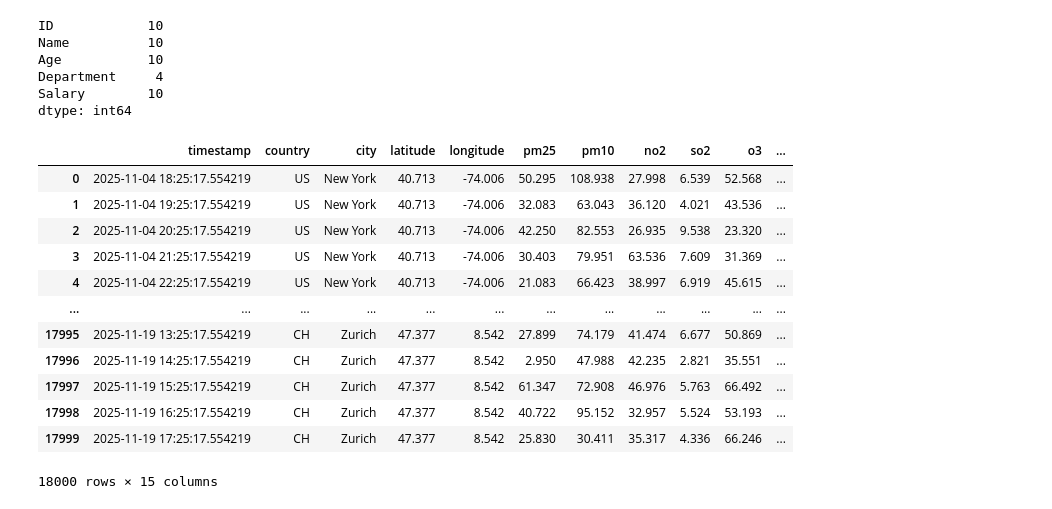
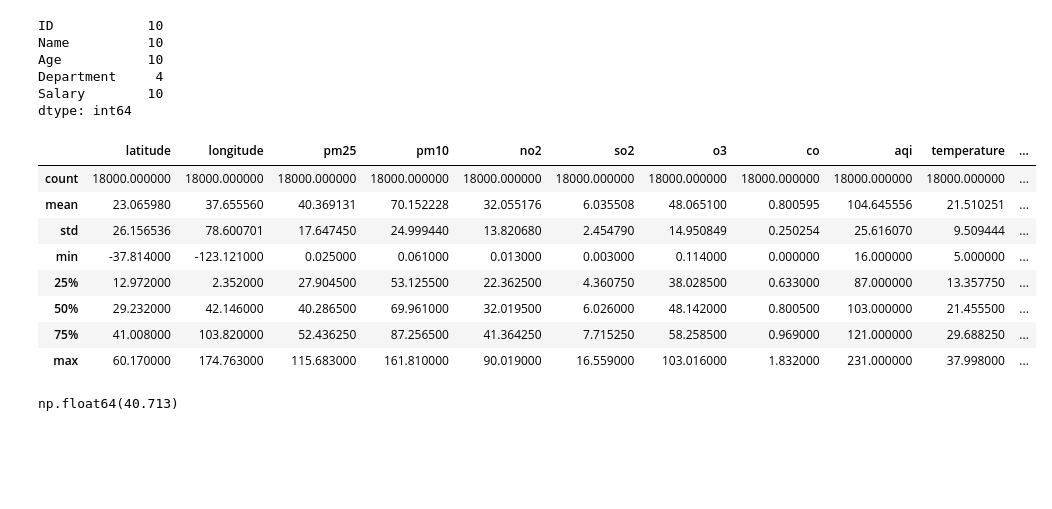
Before and after one commit to bhawana-vibes/AI_class, a Jupyter notebook: pandas.ipynb, the cells around one changed output. Cells and saved outputs as stored; diff of their text form; code cells hidden in the pictures; blank space fills up the shorter version.

```diff
--- a/pandas.ipynb
+++ b/pandas.ipynb
@@ -227,18 +227,31 @@ Salary        10
 dtype: int64
 # %%
 df = pd.read_csv("globalAirQuality.csv")
-df
+df.describe()
 # %% [output]
-|  | timestamp | country | city | latitude | longitude | pm25 | pm10 | no2 | so2 | o3 | ... |
-| 0 | 2025-11-04 18:25:17.554219 | US | New York | 40.713 | -74.006 | 50.295 | 108.938 | 27.998 | 6.539 | 52.568 | ... |
-| 1 | 2025-11-04 19:25:17.554219 | US | New York | 40.713 | -74.006 | 32.083 | 63.043 | 36.120 | 4.021 | 43.536 | ... |
-| 2 | 2025-11-04 20:25:17.554219 | US | New York | 40.713 | -74.006 | 42.250 | 82.553 | 26.935 | 9.538 | 23.320 | ... |
-| 3 | 2025-11-04 21:25:17.554219 | US | New York | 40.713 | -74.006 | 30.403 | 79.951 | 63.536 | 7.609 | 31.369 | ... |
-| 4 | 2025-11-04 22:25:17.554219 | US | New York | 40.713 | -74.006 | 21.083 | 66.423 | 38.997 | 6.919 | 45.615 | ... |
-| ... | ... | ... | ... | ... | ... | ... | ... | ... | ... | ... | ... |
-| 17995 | 2025-11-19 13:25:17.554219 | CH | Zurich | 47.377 | 8.542 | 27.899 | 74.179 | 41.474 | 6.677 | 50.869 | ... |
-| 17996 | 2025-11-19 14:25:17.554219 | CH | Zurich | 47.377 | 8.542 | 2.950 | 47.988 | 42.235 | 2.821 | 35.551 | ... |
-| 17997 | 2025-11-19 15:25:17.554219 | CH | Zurich | 47.377 | 8.542 | 61.347 | 72.908 | 46.976 | 5.763 | 66.492 | ... |
-| 17998 | 2025-11-19 16:25:17.554219 | CH | Zurich | 47.377 | 8.542 | 40.722 | 95.152 | 32.957 | 5.524 | 53.193 | ... |
-| 17999 | 2025-11-19 17:25:17.554219 | CH | Zurich | 47.377 | 8.542 | 25.830 | 30.411 | 35.317 | 4.336 | 66.246 | ... |
+|  | latitude | longitude | pm25 | pm10 | no2 | so2 | o3 | co | aqi | temperature | ... |
+| count | 18000.000000 | 18000.000000 | 18000.000000 | 18000.000000 | 18000.000000 | 18000.000000 | 18000.000000 | 18000.000000 | 18000.000000 | 18000.000000 | ... |
+| mean | 23.065980 | 37.655560 | 40.369131 | 70.152228 | 32.055176 | 6.035508 | 48.065100 | 0.800595 | 104.645556 | 21.510251 | ... |
+| std | 26.156536 | 78.600701 | 17.647450 | 24.999440 | 13.820680 | 2.454790 | 14.950849 | 0.250254 | 25.616070 | 9.509444 | ... |
+| min | -37.814000 | -123.121000 | 0.025000 | 0.061000 | 0.013000 | 0.003000 | 0.114000 | 0.000000 | 16.000000 | 5.000000 | ... |
+| 25% | 12.972000 | 2.352000 | 27.904500 | 53.125500 | 22.362500 | 4.360750 | 38.028500 | 0.633000 | 87.000000 | 13.357750 | ... |
+| 50% | 29.232000 | 42.146000 | 40.286500 | 69.961000 | 32.019500 | 6.026000 | 48.142000 | 0.800500 | 103.000000 | 21.455500 | ... |
+| 75% | 41.008000 | 103.820000 | 52.436250 | 87.256500 | 41.364250 | 7.715250 | 58.258500 | 0.969000 | 121.000000 | 29.688250 | ... |
+| max | 60.170000 | 174.763000 | 115.683000 | 161.810000 | 90.019000 | 16.559000 | 103.016000 | 1.832000 | 231.000000 | 37.998000 | ... |
-18000 rows × 15 columns
+# %%
+#selecting data
+df["country"]
+df[["city" , "aqi"]]
+df.iloc[0]
+
+
+df.loc[2]
+df.loc[0:3]
+df.iloc[1:4]
+
+df.loc[0, [ "city","aqi"]]
+#cell
+df.at[0 , "city"]
+df.iat[0, 3]
+# %% [output]
+np.float64(40.713)
```
Also changed, not shown: parts of 2 cells of this notebook, 1 other file.
